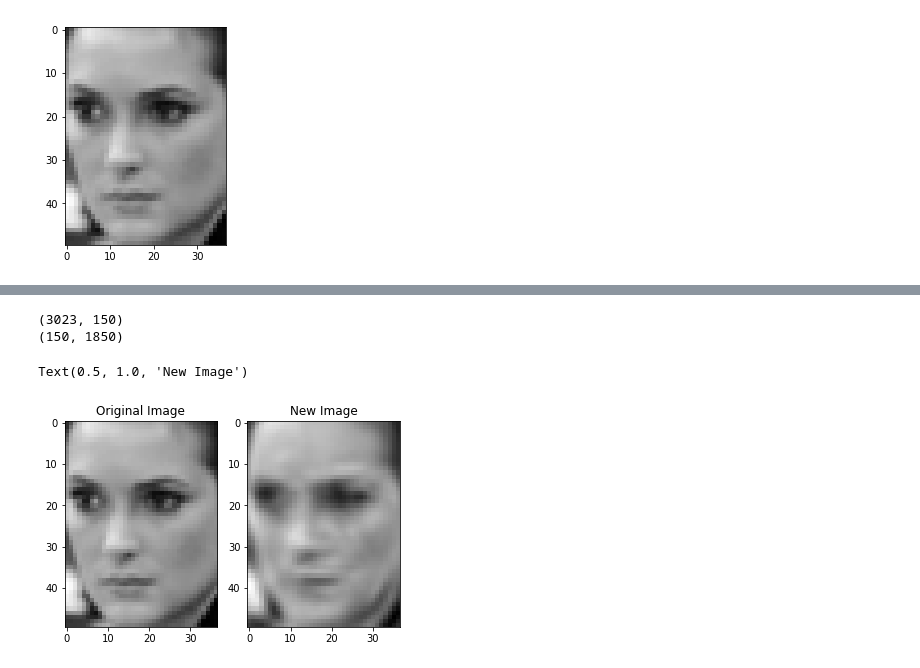
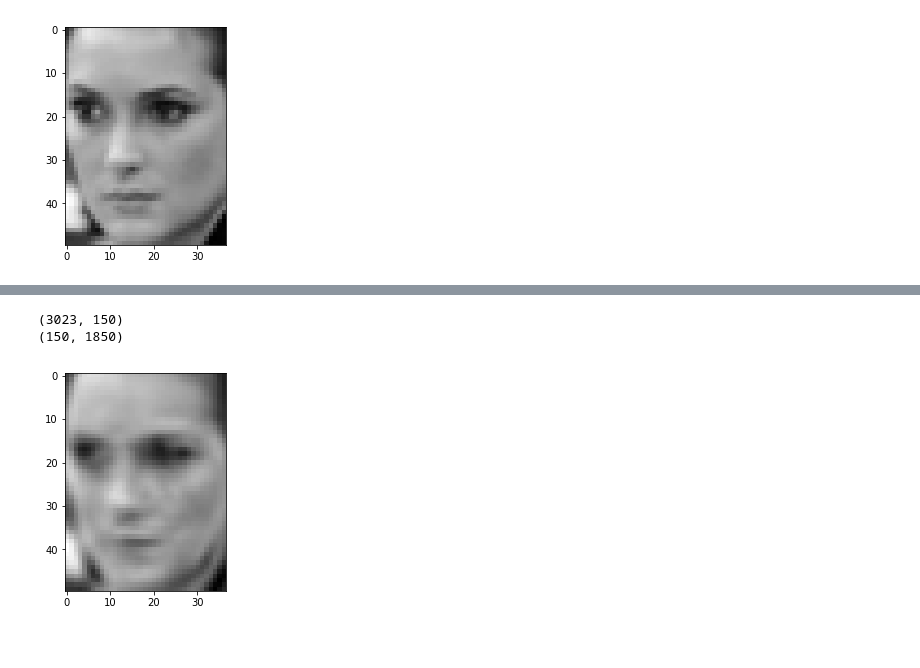
Before and after one commit to Rkanehisa/AlgebraOtimizacaoML, a Jupyter notebook: trabalho_2/trabalho_2.ipynb, the cells around one changed output, grey strips where cells are left out. Drawn from its saved outputs; the diff is of its cells as text; code cells hidden in the pictures.

```diff
--- a/trabalho_2/trabalho_2.ipynb
+++ b/trabalho_2/trabalho_2.ipynb
@@ -97,41 +103,29 @@ plt.show()
 # %%
+#7 Use o TruncatedSVD do scikit-learn
+
 tsvd = TruncatedSVD(n_components=150)
 T_u_sigma = tsvd.fit_transform(X)
 T_Sigma = tsvd.singular_values_
 T_vth = tsvd.components_
 T_d = np.diag(T_Sigma)
 T_u = np.dot(T_u_sigma,np.linalg.inv(T_d))
 
 print(np.shape(T_u_sigma))
 print(np.shape(T_vth))
 
-### Criando a matriz reduzida usando o TruncatedSVD
+# Cria matriz reduzida com o TruncatedSVD
 T_XD = np.dot(T_u,T_d)
 
-## Criando a matriz reconstruida usando o TruncatedSVD
+# Cria matriz reconstruida com o TruncatedSVD
 T_XC = np.dot(np.dot(T_u,T_d),T_vth)
+
+
+firstPersonT_C = T_XC[0].reshape((50, 37))
+
+plt.imshow(firstPersonT_C,cmap="gray")
+
+plt.show()
 # %% [output]
 (3023, 150)
 (150, 1850)
+[figure, added]
-# %%
-# Imprimindo a imagem da primeira pessoa reconstruida
-
-# Get the first person from the new matrix
-firstPersonT_C = T_XC[0].reshape((50, 37))
-
-
-# Create the figure
-fig = plt.figure()
-
-# Print the first person
-a = fig.add_subplot(1, 2, 1)
-imgplot = plt.imshow(firstPerson,cmap="gray")
-a.set_title('Original Image')
-
-# Print the first person of the new matrix
-a = fig.add_subplot(1, 2, 2)
-imgplot = plt.imshow(firstPersonT_C,cmap="gray")
-a.set_title('New Image')
-# %% [output]
-Text(0.5, 1.0, 'New Image')
-[figure, removed]
```
Also changed, not shown: parts of 8 cells of this notebook.
